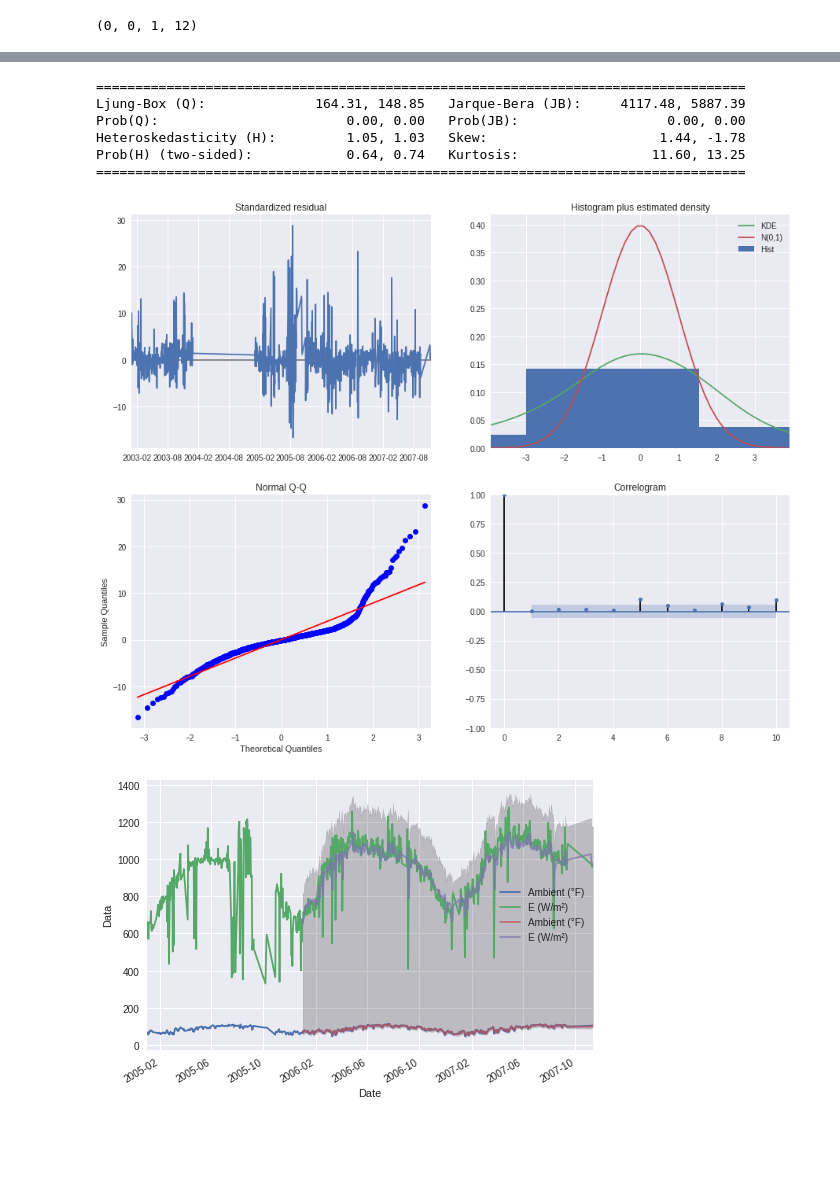
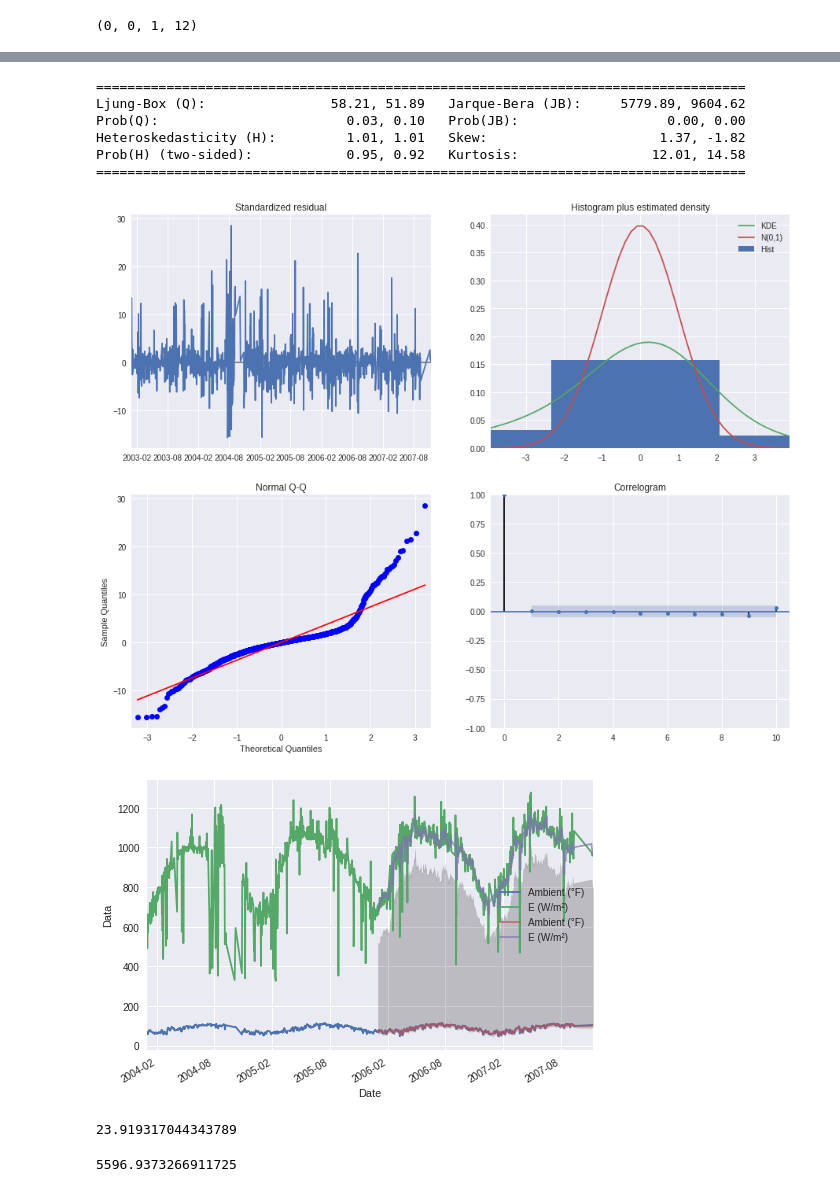
Before and after one commit to ift540-PVAZ/PVAZ, a Jupyter notebook: Time Series/Forecast.ipynb, the cells around one changed output, grey strips where cells are left out. Saved outputs shown, nothing was run; the diff lists cells and outputs as text; code cells hidden in the pictures; blank space fills up the shorter version.

```diff
--- a/Time Series/Forecast.ipynb
+++ b/Time Series/Forecast.ipynb
@@ -322,34 +279,34 @@ sorted(maps.items(), key=lambda x: x[1])
 # %%
-varmode = sm.tsa.VARMAX(df_train, order=(3,3),
+varmode = sm.tsa.VARMAX(df_train, order=(9,0),
                                  enforce_stationarity=False,
                                  enforce_invertibility=False)
 result_var = varmode.fit()
 print(result_var.summary().tables[1])
 # %% [output]
 ===================================================================================
-Ljung-Box (Q):              164.31, 148.85   Jarque-Bera (JB):     4117.48, 5887.39
-Prob(Q):                        0.00, 0.00   Prob(JB):                   0.00, 0.00
-Heteroskedasticity (H):         1.05, 1.03   Skew:                      1.44, -1.78
-Prob(H) (two-sided):            0.64, 0.74   Kurtosis:                 11.60, 13.25
+Ljung-Box (Q):                58.21, 51.89   Jarque-Bera (JB):     5779.89, 9604.62
+Prob(Q):                        0.03, 0.10   Prob(JB):                   0.00, 0.00
+Heteroskedasticity (H):         1.01, 1.01   Skew:                      1.37, -1.82
+Prob(H) (two-sided):            0.95, 0.92   Kurtosis:                 12.01, 14.58
 ===================================================================================
 # %%
 result_var.plot_diagnostics(figsize=(15,12))
 plt.show()
 # %% [output]
-[figure, old version]
+[figure, new version]
 # %%
 pred_var = result_var.get_prediction(start=pd.to_datetime("2006-01-01"),dynamic=False)
 pred_ci_var = pred_var.conf_int()
 # %%
 ax = df_train["2004":].plot(label="observed")
 pred_var.predicted_mean.plot(ax=ax, label="One step ahead forecast",alpha=0.7)
-ax.fill_between(pred_ci_var.index,pred_ci_var.iloc[:,0],pred_ci_Ir.iloc[:,1],color="k",alpha=0.2)
+ax.fill_between(pred_ci_var.index,pred_ci_var.iloc[:,0],pred_ci_var.iloc[:,1],color="k",alpha=0.2)
 ax.set_xlabel("Date")
 ax.set_ylabel("Data")
 plt.legend()
 plt.show()
 # %% [output]
-[figure, old version]
+[figure, new version]
 # %%
 forcast_var = pred_var.predicted_mean
 truth_var = df_train["2006-01-01":]
@@ -364,3 +321,11 @@ truth_var_ir = list(map(lambda x: x[1], truth_var))
 # %%
 mse_ab = mean_squared_error(truth_var_ab, forcast_var_ab)
 mse_ir = mean_squared_error(truth_var_ir, forcast_var_ir)
+# %%
+mse_ab
+# %% [output]
+23.919317044343789
+# %%
+mse_ir
+# %% [output]
+5596.9373266911725
```
Also changed, not shown: parts of 31 cells of this notebook.
